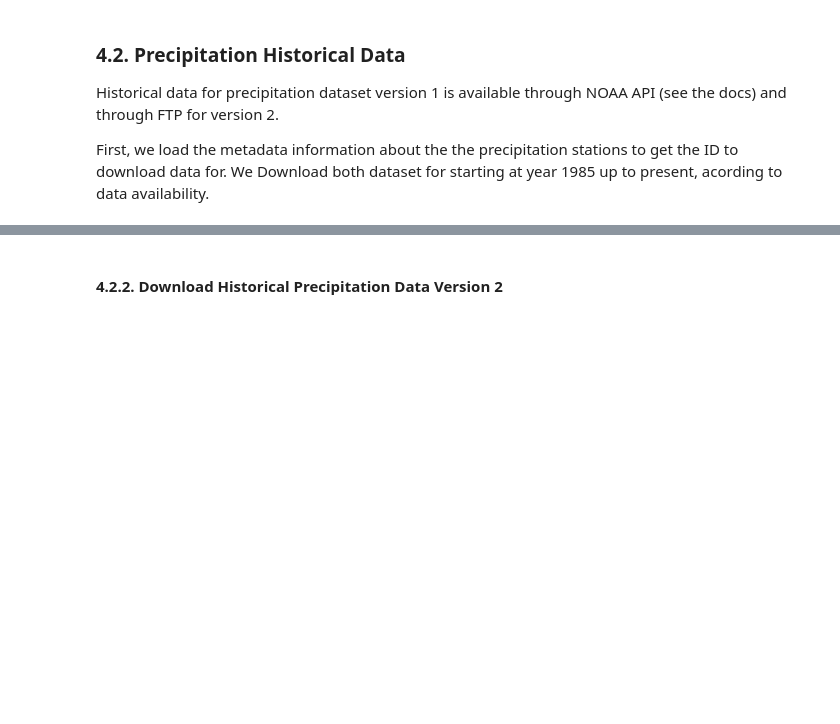
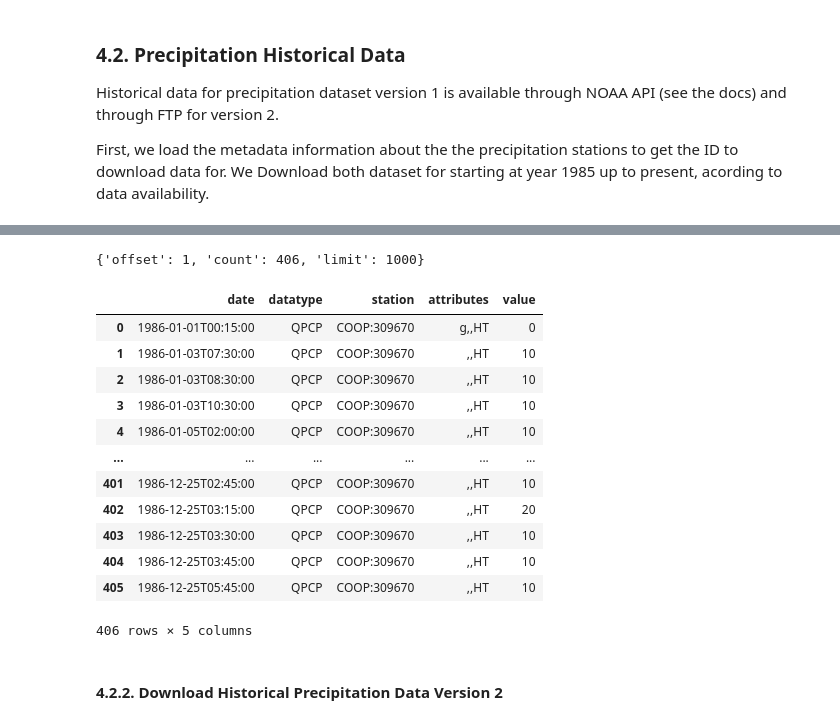
Before and after one commit to vpalvesalan/Unit-Hydrograph-Model, a Jupyter notebook: notebooks/data download/data_download.ipynb, the cells around one changed output, grey strips where cells are left out. Drawn from its saved outputs; the diff is of its cells as text; code cells hidden in the pictures; blank space fills up the shorter version.

Commit message:
Start implementing download of v1 precip data

```diff
--- a/notebooks/data download/data_download.ipynb
+++ b/notebooks/data download/data_download.ipynb
@@ -449,0 +452,6 @@ response2.json()
+# %%
+# Load precipitation station codes
+preciptation_station_v1_codes_path = project_base_path / 'data/clean/json/precip_stations_v1_codes.json'
+
+with open(preciptation_station_v1_codes_path, 'r') as file:
+    preciptation_station_v1_codes = json.load(file)
@@ -449,0 +480,36 @@ response2.json()
+# %%
+# Download the data and store on the disk
+
+# API Access
+base_url = 'https://www.ncei.noaa.gov/cdo-web/api/v2/'
+headers = {"Token": NOAA_API_TOKEN}
+endpoint = 'data'
+
+# Parameters
+parameters = {
+    'datasetid': 'PRECIP_15',
+    'startdate': '1986-01-01',
+    'enddate': '2013-12-31',
+    'limit': 1000
+    }
+
+# Log
+content_long = []
+status_code_log = []
+err_log = []
+
+for stationcode in preciptation_station_v1_codes:
+    StnID = stationcode.get('StnID')
+    parameters.update(stationid = StnID)
+
+    try:
+        response = requests.get(url=base_url + endpoint, headers=headers, params=parameters)
+        if response.status_code == 200:
+            data = pd.DataFrame(response.json().get('results'))
+
+            startdate = pd.Datetime(pd.data['date'].max()) + pd.Timedelta(minutes=15)
+            startdate = str(startdate).replace(' ', 'T')
+    except Exception as err:
+        content_long.append(f'StnID: {StnID}. Start Date: {parameters.get('startdate')}. Response Content: {response.content}')
+        status_code_log.append(response.status_code)
+        err_log.append(err)
@@ -450,3 +524,23 @@ response2.json()
+# %%
+response.json().get('metadata').get('resultset')
+# %% [output]
+{'offset': 1, 'count': 406, 'limit': 1000}
+# %%
+pd.DataFrame(response.json().get('results',[]))
+# %% [output]
+|  | date | datatype | station | attributes | value |
+| 0 | 1986-01-01T00:15:00 | QPCP | COOP:309670 | g,,HT | 0 |
+| 1 | 1986-01-03T07:30:00 | QPCP | COOP:309670 | ,,HT | 10 |
+| 2 | 1986-01-03T08:30:00 | QPCP | COOP:309670 | ,,HT | 10 |
+| 3 | 1986-01-03T10:30:00 | QPCP | COOP:309670 | ,,HT | 10 |
+| 4 | 1986-01-05T02:00:00 | QPCP | COOP:309670 | ,,HT | 10 |
+| ... | ... | ... | ... | ... | ... |
+| 401 | 1986-12-25T02:45:00 | QPCP | COOP:309670 | ,,HT | 10 |
+| 402 | 1986-12-25T03:15:00 | QPCP | COOP:309670 | ,,HT | 20 |
+| 403 | 1986-12-25T03:30:00 | QPCP | COOP:309670 | ,,HT | 10 |
+| 404 | 1986-12-25T03:45:00 | QPCP | COOP:309670 | ,,HT | 10 |
+| 405 | 1986-12-25T05:45:00 | QPCP | COOP:309670 | ,,HT | 10 |
+406 rows × 5 columns
 # %% [markdown]
 #### 4.2.2. Download Historical Precipitation Data Version 2
 # %%
```
Also changed, not shown: parts of 10 cells of this notebook.
